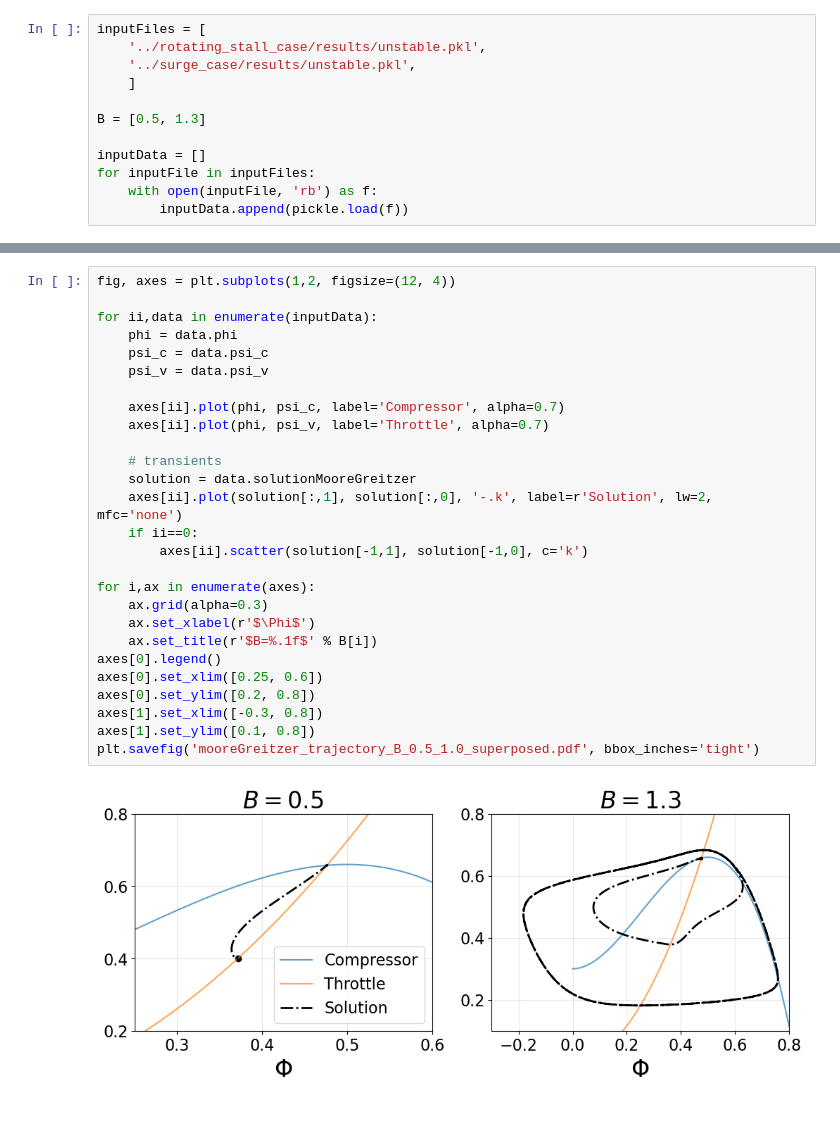
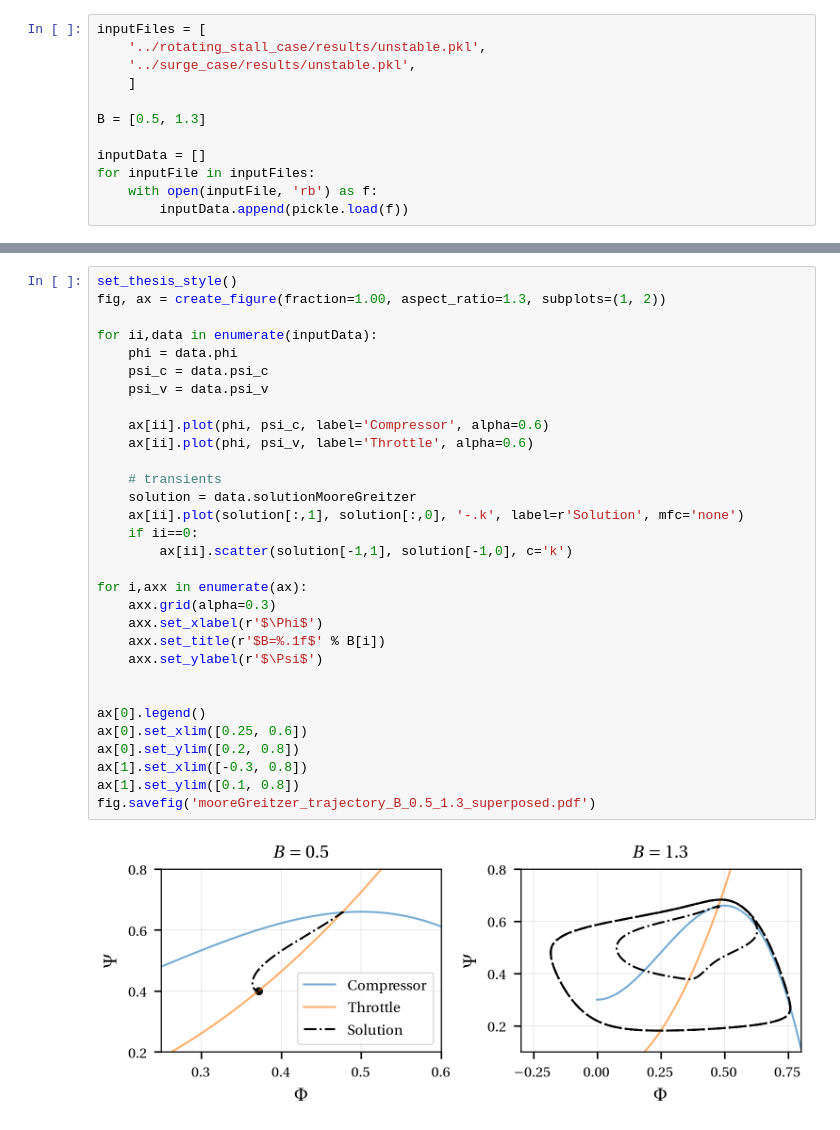
Before and after one commit to Propulsion-Power-TU-Delft/unsflow, a Jupyter notebook: testcases/greitzer/moore_greitzer_cases/post_process/Plot.ipynb, the cells around one changed output, grey strips where cells are left out. Saved outputs shown, nothing was run; the diff lists cells and outputs as text.

```diff
--- a/testcases/greitzer/moore_greitzer_cases/post_process/Plot.ipynb
+++ b/testcases/greitzer/moore_greitzer_cases/post_process/Plot.ipynb
@@ -47,30 +19,34 @@ plt.savefig('mooreGreitzer_trajectory_B_0.5_1.0_superposed.pdf', bbox_inches='ti
 # %%
-fig, axes = plt.subplots(1,2, figsize=(12, 4))
+set_thesis_style()
+fig, ax = create_figure(fraction=1.00, aspect_ratio=1.3, subplots=(1, 2))
 
 for ii,data in enumerate(inputData):
     phi = data.phi
     psi_c = data.psi_c
     psi_v = data.psi_v
 
-    axes[ii].plot(phi, psi_c, label='Compressor', alpha=0.7)
-    axes[ii].plot(phi, psi_v, label='Throttle', alpha=0.7)
+    ax[ii].plot(phi, psi_c, label='Compressor', alpha=0.6)
+    ax[ii].plot(phi, psi_v, label='Throttle', alpha=0.6)
 
     # transients
     solution = data.solutionMooreGreitzer
-    axes[ii].plot(solution[:,1], solution[:,0], '-.k', label=r'Solution', lw=2, mfc='none')
+    ax[ii].plot(solution[:,1], solution[:,0], '-.k', label=r'Solution', mfc='none')
     if ii==0:
-        axes[ii].scatter(solution[-1,1], solution[-1,0], c='k')
+        ax[ii].scatter(solution[-1,1], solution[-1,0], c='k')
 
-for i,ax in enumerate(axes):
-    ax.grid(alpha=0.3)
-    ax.set_xlabel(r'$\Phi$')
-    ax.set_title(r'$B=%.1f$' % B[i])
-axes[0].legend()
-axes[0].set_xlim([0.25, 0.6])
-axes[0].set_ylim([0.2, 0.8])
-axes[1].set_xlim([-0.3, 0.8])
-axes[1].set_ylim([0.1, 0.8])
-plt.savefig('mooreGreitzer_trajectory_B_0.5_1.0_superposed.pdf', bbox_inches='tight')
+for i,axx in enumerate(ax):
+    axx.grid(alpha=0.3)
+    axx.set_xlabel(r'$\Phi$')
+    axx.set_title(r'$B=%.1f$' % B[i])
+    axx.set_ylabel(r'$\Psi$')
+
+
+ax[0].legend()
+ax[0].set_xlim([0.25, 0.6])
+ax[0].set_ylim([0.2, 0.8])
+ax[1].set_xlim([-0.3, 0.8])
+ax[1].set_ylim([0.1, 0.8])
+fig.savefig('mooreGreitzer_trajectory_B_0.5_1.3_superposed.pdf')
 # %% [output]
-[figure, old version]
+[figure, new version]
 # %%
```
Also changed, not shown: parts of 3 cells of this notebook, 22 other files.
